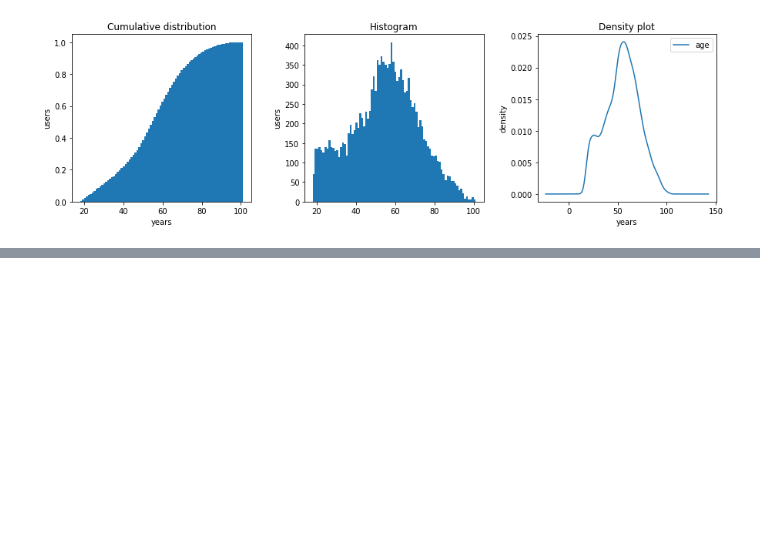
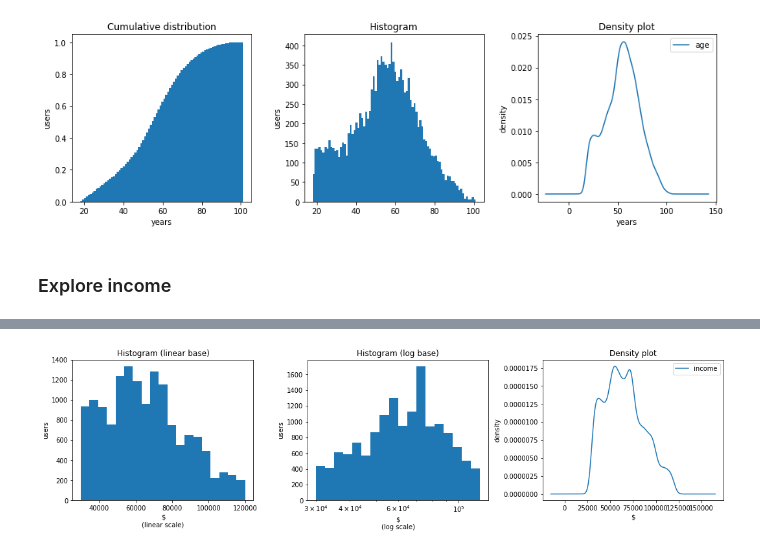
Before and after one commit to silviomori/udacity-machine-learning-capstone-starbucks, a Jupyter notebook: FeatureEngineering.ipynb, the cells around one changed output, grey strips where cells are left out. Cells and saved outputs as stored; diff of their text form; code cells hidden in the pictures; blank space fills up the shorter version.

Commit message:
feat: Explore income feature

```diff
--- a/FeatureEngineering.ipynb
+++ b/FeatureEngineering.ipynb
@@ -330,3 +331,64 @@ plt.show()
 # %% [output]
 [interactive output not drawn]
 [figure]
+# %% [markdown]
+### Explore income
+# %%
+## Select registers with valid income
+income_df = pd.DataFrame(profile_df.income[~income_isna])
+
+## Generate the registers' description
+description_pdstyle = \
+    pd.DataFrame(income_df.describe()).style \
+    .set_caption('Income description') \
+    .set_table_attributes('style="display:inline;' \
+                          'vertical-align:top"')
+
+## Generate box and violin plots
+fig1 = Figure(figsize=(10,4))
+axs = fig1.subplots(nrows=1, ncols=2)
+axs = axs.flatten()
+axs[0].set_title('Box Plot')
+income_df.plot.box(ax=axs[0])
+axs[1].violinplot(income_df.values)
+axs[1].set_title('Violin Plot')
+
+## Generate histograms
+bins = 19
+logbins = np.logspace(np.log10(income_df.min().min()),
+                      np.log10(income_df.max().max()),
+                      num=bins)
+fig2, axs = plt.subplots(nrows=1, ncols=3, figsize=(18, 4))
+axs = axs.flatten()
+
+# linear scale
+income_df.hist(bins=bins, ax=axs[0])
+axs[0].set_title('Histogram (linear base)')
+axs[0].set_ylabel('users')
+axs[0].set_xscale('linear')
+axs[0].set_xlabel('$\n(linear scale)')
+axs[0].grid(False)
+
+# log scale
+income_df.hist(bins=logbins, ax=axs[1])
+axs[1].set_title('Histogram (log base)')
+axs[1].set_ylabel('users')
+axs[1].set_xscale('log')
+axs[1].set_xlabel('$\n(log scale)')
+axs[1].grid(False)
+
+# density x log scale
+a = income_df.plot.density(ax=axs[2])
+axs[2].set_title('Density plot')
+axs[2].set_ylabel('density')
+axs[2].set_xlabel('$')
+axs[2].grid(False)
+
+# Display the information generated above
+display_html('<center>' \
+              + description_pdstyle._repr_html_() \
+              + convert_fig_to_html(fig1) \
+              + '</center>',
+             raw=True)
+plt.show()
+# %% [output]
@@ -332,0 +396 @@ plt.show()
+[figure, added]
```
Also changed, not shown: parts of 2 cells of this notebook.
